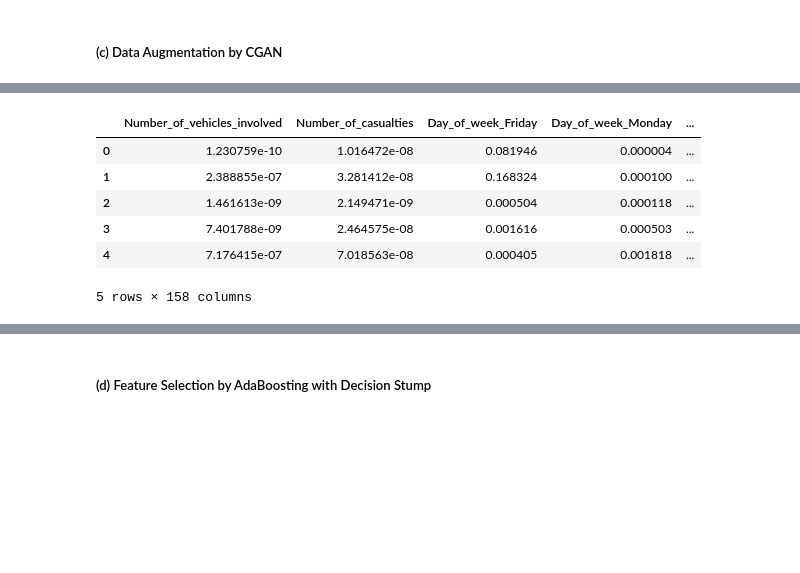
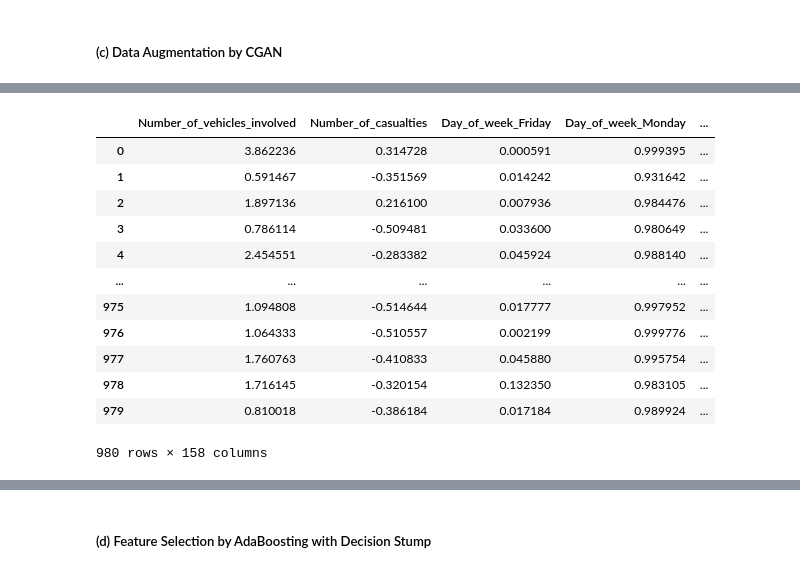
Before and after one commit to JimmyZJC/GR5243-Group-Project, a Jupyter notebook: Notebook/Group Project 2.ipynb, the cells around one changed output, grey strips where cells are left out. Saved outputs shown, nothing was run; the diff lists cells and outputs as text; code cells hidden in the pictures; blank space fills up the shorter version.

```diff
--- a/Notebook/Group Project 2.ipynb
+++ b/Notebook/Group Project 2.ipynb
@@ -170,8 +222,9 @@ device = torch.device("cuda" if torch.cuda.is_available() else "cpu")
 noise_dim = 100
 label_dim = y_cgan.shape[1]
 input_dim = X_cgan.shape[1]
-output_dim = X_cgan.shape[1]
-best_params = bayesian_optimization_cgan(dataloader, device, noise_dim, label_dim, output_dim)
+num_numerical = 2
+num_categorical = 156
+best_params = bayesian_optimization_cgan(dataloader, device, noise_dim, label_dim, num_numerical, num_categorical)
 print(f"Best Parameters: {best_params}")
 # %% [output]
 Iteration No: 1 started. Evaluating function at random point.
@@ -194,6 +247,6 @@ Best Parameters: {'num_epochs': 64, 'gen_hidden_dim': 327, 'disc_hidden_dim': 34
 # %%
-generator = Generator(noise_dim, label_dim, output_dim, best_params["gen_hidden_dim"]).to(device)
-discriminator = Discriminator(output_dim, label_dim, best_params["disc_hidden_dim"]).to(device)
+generator = Generator(noise_dim, label_dim, num_numerical, num_categorical, best_params["gen_hidden_dim"]).to(device)
+discriminator = Discriminator(label_dim, num_numerical, num_categorical, best_params["disc_hidden_dim"]).to(device)
 gen_optimizer = optim.Adam(generator.parameters(), lr = best_params["gen_lr"], betas = (best_params["gen_beta1"], 0.999))
 disc_optimizer = optim.Adam(discriminator.parameters(), lr = best_params["disc_lr"], betas = (best_params["disc_beta1"], 0.999))
 train_cgan(generator, discriminator, dataloader, device, gen_optimizer, disc_optimizer, best_params["num_epochs"], noise_dim)
@@ -219,21 +272,36 @@ Epoch: 64/64, Generator Loss: 11.85860538482666, Discriminator Loss: 0.000301849
 # %%
+def round_one_hot(encoded_data):
+    max_indices = torch.argmax(encoded_data, dim = 1, keepdim = True)
+    one_hot = torch.zeros_like(encoded_data)
+    one_hot.scatter_(1, max_indices, 1)
+    return one_hot
+
 def generate_data(generator, num_data, noise_dim, label_dim, device):
     noise = torch.randn(num_data, noise_dim).to(device)
     labels = torch.zeros(num_data, label_dim).to(device)
     labels[:, 0] = 1
     fake_data = generator(noise, labels)
-    return fake_data.detach().cpu().numpy()
+    return fake_data.detach().cpu()
 
 fake_data = generate_data(generator, 1000, noise_dim, label_dim, device)
+fake_numerical = fake_data[:, :num_numerical]
+fake_categorical = fake_data[:, num_numerical:]
+
+fake_data = np.concatenate((fake_numerical, fake_categorical), axis = 1)
 fake_data = pd.DataFrame(fake_data, columns = X_cgan.columns)
-
-fake_data.head()
+fake_data.head(-20)
 # %% [output]
 |  | Number_of_vehicles_involved | Number_of_casualties | Day_of_week_Friday | Day_of_week_Monday | ... |
-| 0 | 1.230759e-10 | 1.016472e-08 | 0.081946 | 0.000004 | ... |
-| 1 | 2.388855e-07 | 3.281412e-08 | 0.168324 | 0.000100 | ... |
-| 2 | 1.461613e-09 | 2.149471e-09 | 0.000504 | 0.000118 | ... |
-| 3 | 7.401788e-09 | 2.464575e-08 | 0.001616 | 0.000503 | ... |
-| 4 | 7.176415e-07 | 7.018563e-08 | 0.000405 | 0.001818 | ... |
+| 0 | 3.862236 | 0.314728 | 0.000591 | 0.999395 | ... |
+| 1 | 0.591467 | -0.351569 | 0.014242 | 0.931642 | ... |
+| 2 | 1.897136 | 0.216100 | 0.007936 | 0.984476 | ... |
+| 3 | 0.786114 | -0.509481 | 0.033600 | 0.980649 | ... |
+| 4 | 2.454551 | -0.283382 | 0.045924 | 0.988140 | ... |
+| ... | ... | ... | ... | ... | ... |
+| 975 | 1.094808 | -0.514644 | 0.017777 | 0.997952 | ... |
+| 976 | 1.064333 | -0.510557 | 0.002199 | 0.999776 | ... |
+| 977 | 1.760763 | -0.410833 | 0.045880 | 0.995754 | ... |
+| 978 | 1.716145 | -0.320154 | 0.132350 | 0.983105 | ... |
+| 979 | 0.810018 | -0.386184 | 0.017184 | 0.989924 | ... |
-5 rows × 158 columns
+980 rows × 158 columns
 # %%
```
Also changed, not shown: parts of 7 cells of this notebook.
